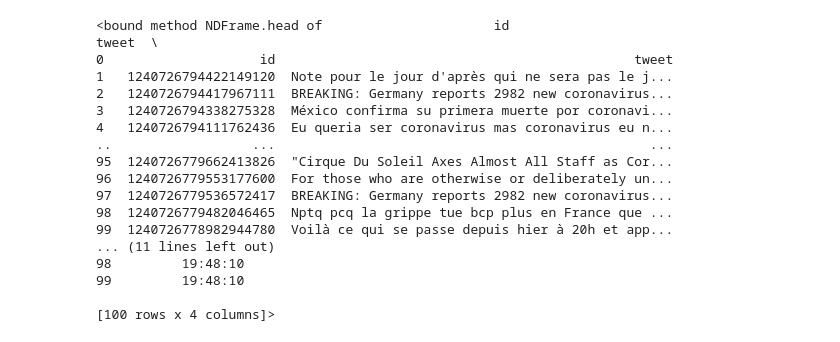
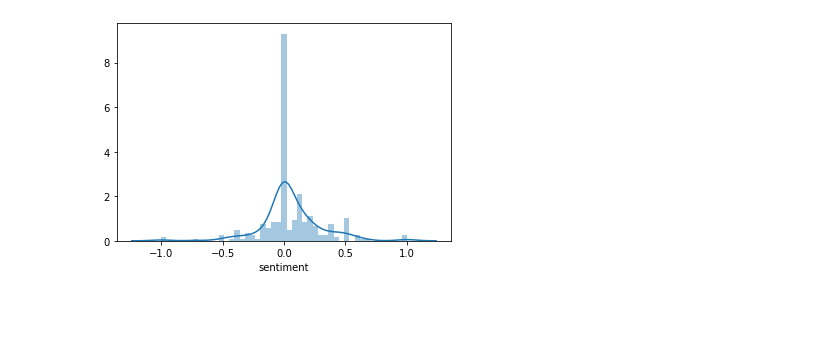
Before and after one commit to wray27/Coronavirus-Sentiment, a Jupyter notebook: notebooks/twintDataPipeline.ipynb, the cells around one changed output. Drawn from its saved outputs; the diff is of its cells as text; code cells hidden in the pictures; blank space fills up the shorter version.

Commit message:
added more cleaning and visualisation

```diff
--- a/notebooks/twintDataPipeline.ipynb
+++ b/notebooks/twintDataPipeline.ipynb
@@ -14,29 +20,22 @@ tdm = TwintDataMiner()
 # %%
 attributes = ["id", "tweet", "place", "time"]
 df = tdm.getPandasDataFrame(attributes, tweetsFile)
-df = df[:100]
+df = df[:500]
 #df.head
-# %%
-dc = DataCleaner()
-df = dc.deEmojify(df, 'tweet')
-#df = dc.translate(df, 'tweet', 'translatedTweet')
-# %%
-df.head
-# %% [output]
-<bound method NDFrame.head of                      id                                              tweet  \
-0                    id                                              tweet
-1   1240726794422149120  Note pour le jour d'après qui ne sera pas le j...
-2   1240726794417967111  BREAKING: Germany reports 2982 new coronavirus...
-3   1240726794338275328  México confirma su primera muerte por coronavi...
-4   1240726794111762436  Eu queria ser coronavirus mas coronavirus eu n...
-..                  ...                                                ...
-95  1240726779662413826  "Cirque Du Soleil Axes Almost All Staff as Cor...
-96  1240726779553177600  For those who are otherwise or deliberately un...
-97  1240726779536572417  BREAKING: Germany reports 2982 new coronavirus...
-98  1240726779482046465  Nptq pcq la grippe tue bcp plus en France que ...
-99  1240726778982944780  Voilà ce qui se passe depuis hier à 20h et app...
-... (11 lines left out)
-98         19:48:10
-99         19:48:10
-
-[100 rows x 4 columns]>
+# %%
+pdc = PandasDataCleaner()
+#df = pdc.translate(df, 'tweet', 'translatedTweet')
+df  = pdc.detectLanguage(df, 'tweet', 'lang')
+df = pdc.cleanTweet(df, 'tweet')
+# %%
+#only use english language tweets
+df = df.loc[df['lang'] == 'en']
+df = df.reset_index(drop=True)
+tbs = TextBlobSentiment()
+df = tbs.addSentimentToDataframe(df, display=False)
+# %%
+vis = Visualisation()
+%matplotlib inline
+vis.showDistribution(df, 'sentiment')
+# %% [output]
+[figure, added]
```
Also changed, not shown: parts of 2 cells of this notebook, 4 other files.
